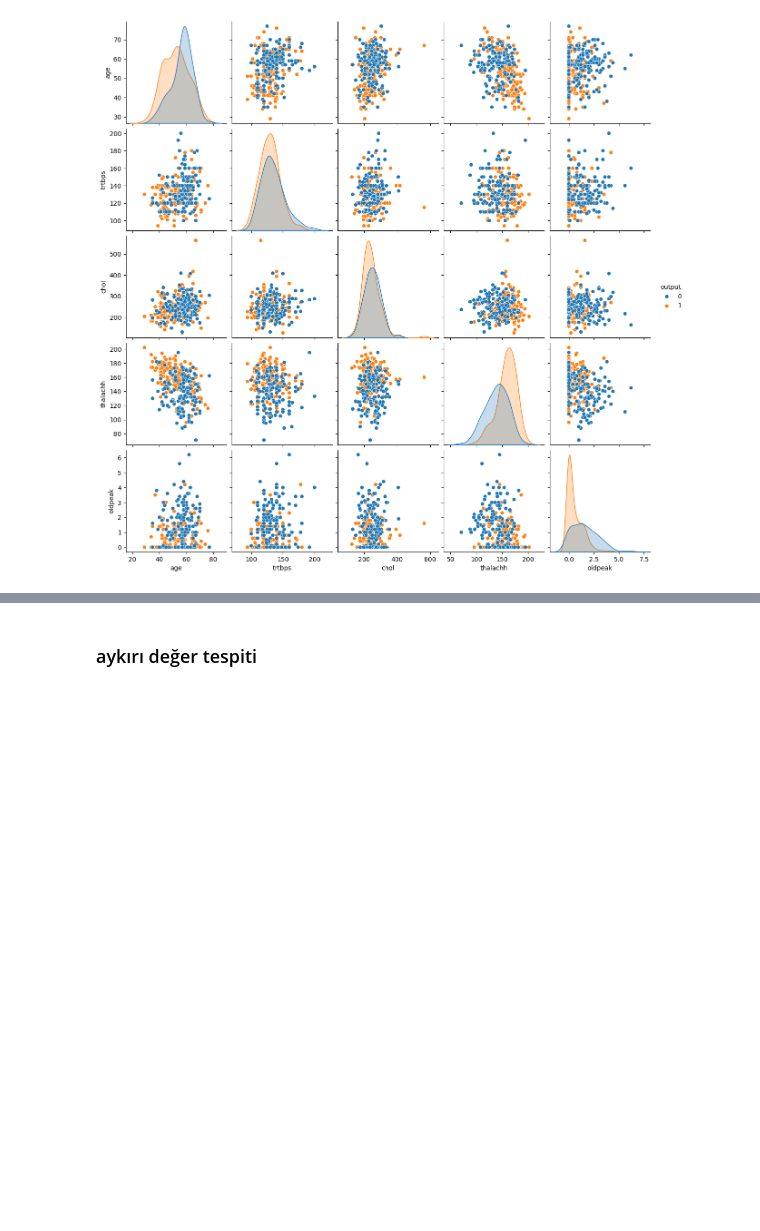
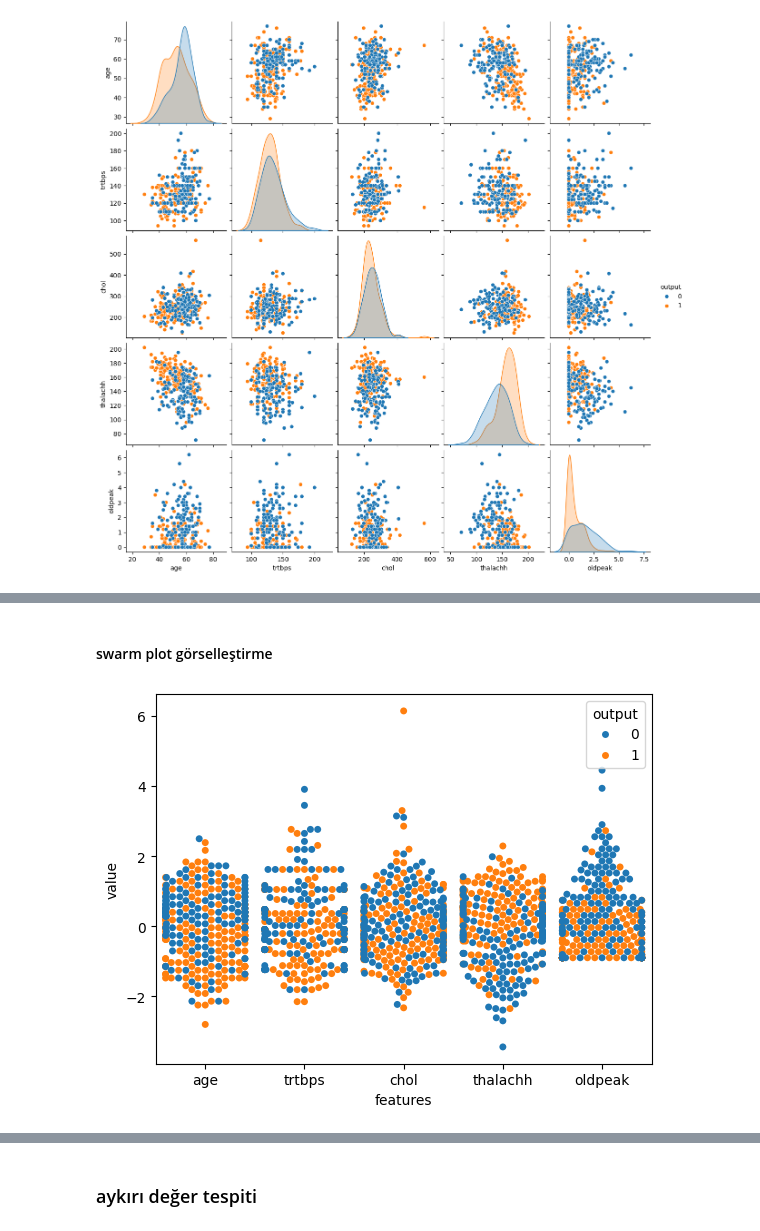
Before and after one commit to can-ozyasar/Kalp-Krizi-Tahmini, a Jupyter notebook: KalpKriziTahmin.ipynb, the cells around one changed output, grey strips where cells are left out. Drawn from its saved outputs; the diff is of its cells as text; code cells hidden in the pictures; blank space fills up the shorter version.

```diff
--- a/KalpKriziTahmin.ipynb
+++ b/KalpKriziTahmin.ipynb
@@ -183,0 +252,8 @@ plt.show()
+# %% [markdown]
+#### swarm plot görselleştirme
+# %%
+plt.figure()
+sns.swarmplot(x='features', y='value', data=data_melted,hue="output")
+plt.show()
+# %% [output]
+[figure, added]
```
Also changed, not shown: parts of 13 cells of this notebook, 4 other files.
